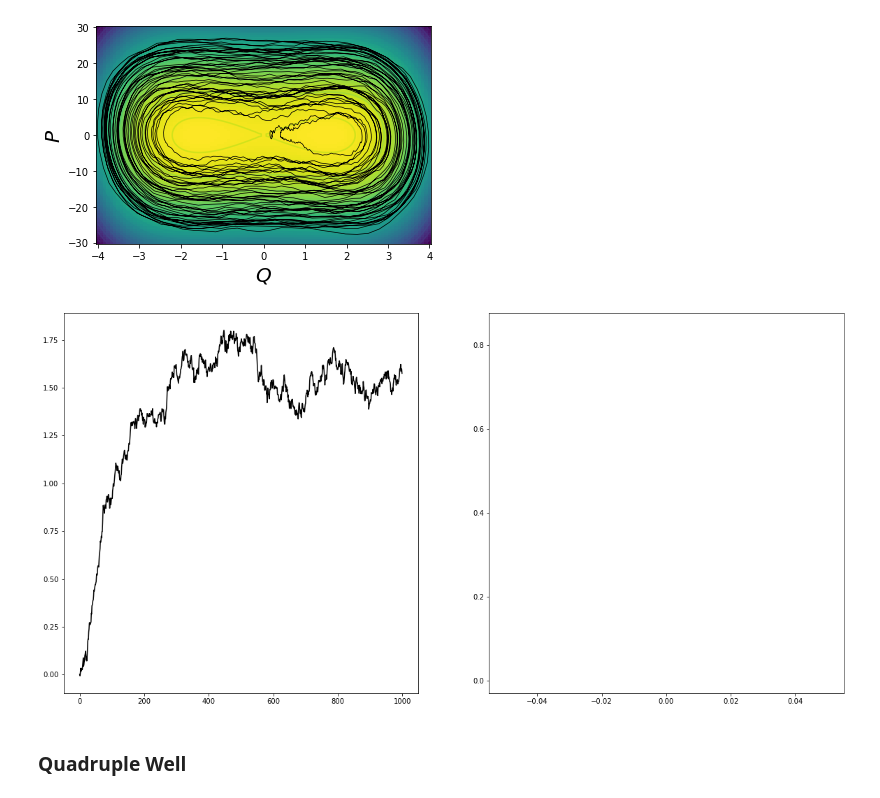
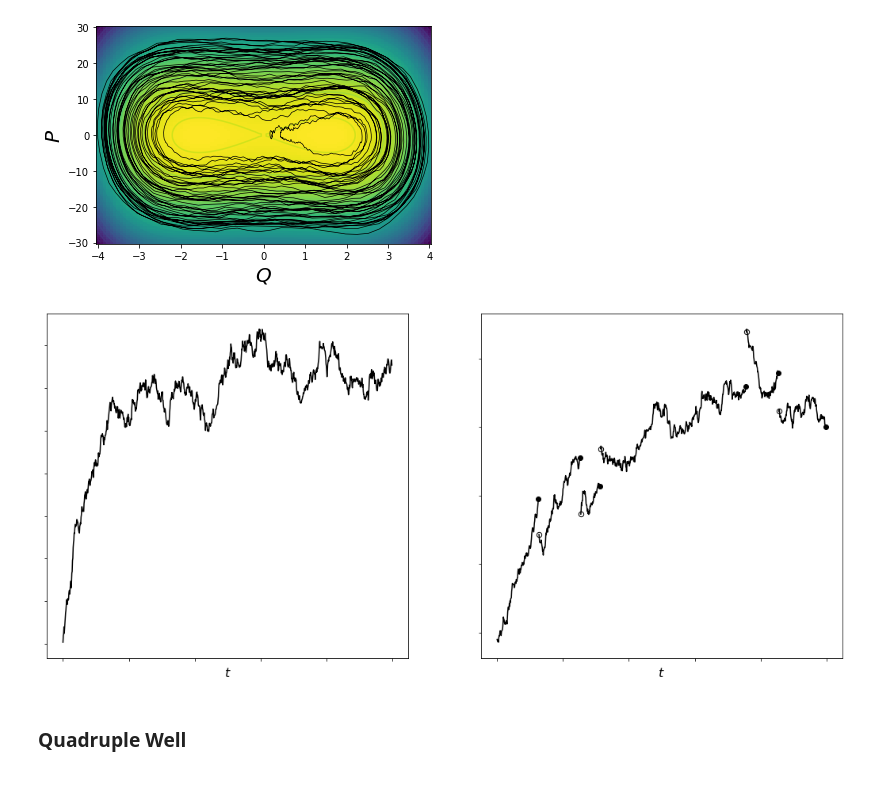
Before and after one commit to dominicp6/mdfeature, a Jupyter notebook: notebooks/EvaluationPipelineOnToyProblems.ipynb, the cells around one changed output. Drawn from its saved outputs; the diff is of its cells as text; code cells hidden in the pictures.

```diff
--- a/notebooks/EvaluationPipelineOnToyProblems.ipynb
+++ b/notebooks/EvaluationPipelineOnToyProblems.ipynb
@@ -199,32 +203,49 @@ plt.show()
 # %%
 def drift(x):
     return np.sin(x)
 
+fragment_series = []
 
 def fragment(trajectory, threshold):
     previous = trajectory[0]
     for position, value in enumerate(trajectory):
         current = value
         if np.abs(previous - current) > threshold:
-            return trajectory[:position], fragment(trajectory[position:], threshold)
+            fragment_series.append(trajectory[:position])
+            return fragment(trajectory[position:], threshold)
         previous = current
-    return None
+    fragment_series.append(trajectory)
+    return fragment_series
 
-mp = MarkovProcess(drift=drift, diffusion=0.2, jump_frequency=100.0, jump_amplitude=0.5, time_step=0.01)
+mp = MarkovProcess(drift=drift, diffusion=0.2, jump_frequency=125.0, jump_amplitude=0.3, time_step=0.01)
 f, (ax1, ax2) = plt.subplots(1, 2)
-f.set_size_inches(20,10)
+f.set_size_inches(18,8)
 traj1 = mp.simulate(number_of_steps=1000)
 
-list_of_fragment_series =
-for time_series in fragment(traj1, threshold=0.1)[0]:
-    if time_series is not None:
-        ax2.plot(time_series, c='k', linewidth=1.5)
+fragmented_series = fragment(traj1, threshold=0.1)
+num_plotted_points = 0
+for plot_num, time_series in enumerate(fragmented_series):
+    x_range = range(num_plotted_points, num_plotted_points+len(time_series), 1)
+    if plot_num > 0:
+        ax2.plot(x_range[1:], time_series[1:], c='k', linewidth=1.5)
+        ax2.scatter(x_range[1], time_series[1], c='w', edgecolor='k', s=40, alpha=1)
+    else:
+        ax2.plot(x_range, time_series, c='k', linewidth=1.5)
+    ax2.plot(x_range[-1], time_series[-1], 'o', c='k')
+    num_plotted_points += len(time_series)
 mp = MarkovProcess(drift=drift, diffusion=0.2, jump_frequency=10000000000, jump_amplitude=0.5, time_step=0.01)
 traj2 = mp.simulate(number_of_steps=1000)
 ax1.plot(traj2, c='k', linewidth=1.5)
+ax1.axes.xaxis.set_ticklabels([])
+ax1.axes.yaxis.set_ticklabels([])
+ax2.axes.xaxis.set_ticklabels([])
+ax2.axes.yaxis.set_ticklabels([])
+ax1.set_xlabel(r'$t$', fontsize=16)
+ax2.set_xlabel(r'$t$', fontsize=16)
+plt.savefig("Markov.pdf", format="pdf", bbox_inches="tight")
 plt.show()
 # %% [output]
-[figure, old version]
+[figure, new version]
 # %% [markdown]
 ### Quadruple Well
 # %%
```
Also changed, not shown: parts of 2 cells of this notebook.
